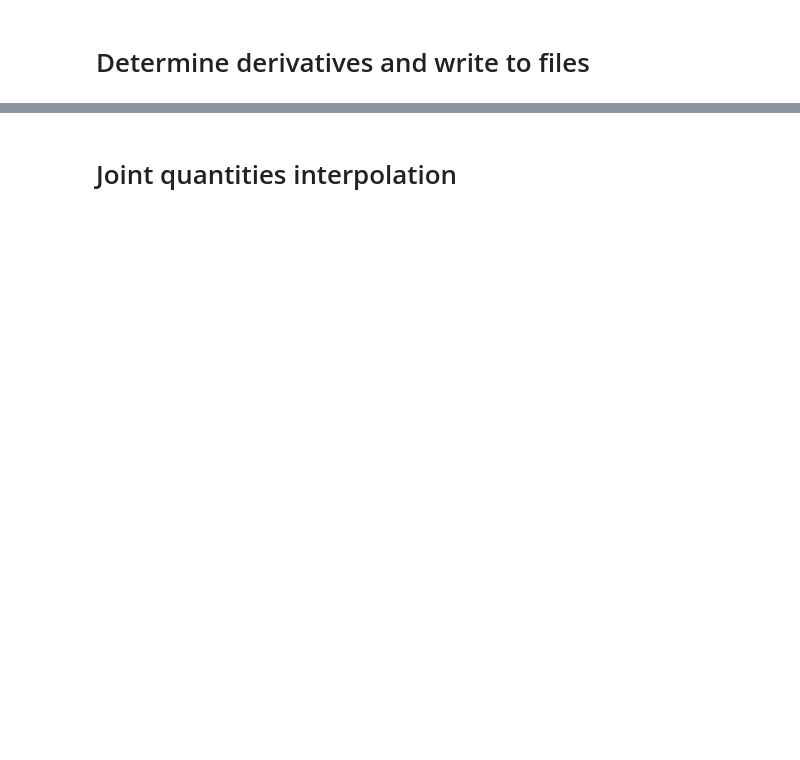
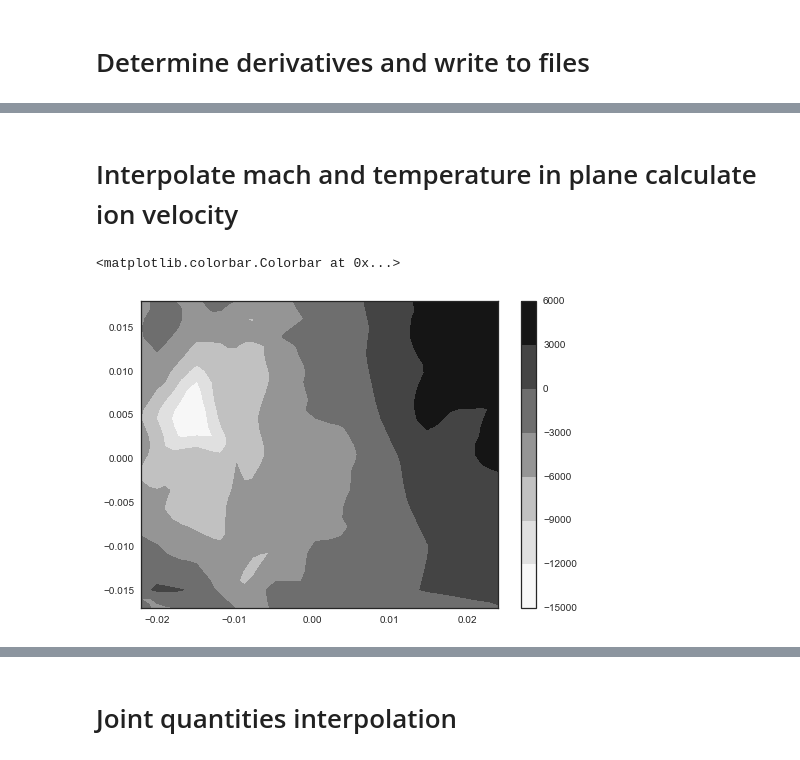
Before and after one commit to jensv/relative_canonical_helicity, a Jupyter notebook: write_delaunay_mesh_to_vtk.ipynb, the cells around one changed output, grey strips where cells are left out. Drawn from its saved outputs; the diff is of its cells as text; code cells hidden in the pictures; blank space fills up the shorter version.

```diff
--- a/write_delaunay_mesh_to_vtk.ipynb
+++ b/write_delaunay_mesh_to_vtk.ipynb
@@ -107,9 +145,13 @@ def prepare_for_unstructured_vtk(measurements, quantity_name):
 def give_delaunay_and_interpolator(measurements):
     r"""
     """
-    points = np.dstack((measurements['x_out'],
-                        measurements['y_out'],
-                        measurements['z_out']))[0]
+    if np.unique(measurements['z_out']).size < 2:
+        points = np.dstack((measurements['x_out'],
+                            measurements['y_out']))[0]
+    else:
+        points = np.dstack((measurements['x_out'],
+                            measurements['y_out'],
+                            measurements['z_out']))[0]
     triangulation = Delaunay(points)
     interpolators = []
     for time_point in xrange(measurements['delays'].size):
@@ -398,7 +459,7 @@ bz_all_planes = save_idl_quantity_to_unstructured_grids('bz', 'B_z', '2016-07-26
                                                         y_min=-0.022, y_max=0.032,
                                                         z_min=0.249, z_max=0.416)
 # %%
-te_all_planes = save_idl_quantity_to_unstructured_grids('te', 'T_e', '2016-07-26',
+te_all_planes = save_idl_quantity_to_unstructured_grids('te', 'T_e', now,
                                                         x_min=-0.026, x_max=0.028,
                                                         y_min=-0.03, y_max=0.028,
                                                         z_min=0.249, z_max=0.416,
@@ -417,3 +574,5 @@ by_triangulation, by_interpolators = give_delaunay_and_interpolator(by_all_plane
 bz_triangulation, bz_interpolators = give_delaunay_and_interpolator(bz_all_planes)
 te_triangulation, te_interpolators = give_delaunay_and_interpolator(te_all_planes)
 n_triangulation, n_interpolators = give_delaunay_and_interpolator(n_all_planes)
+mach_y_triangulation, mach_y_interpolators = give_delaunay_and_interpolator(mach_y_all_planes)
+mach_z_triangulation, mach_z_interpolators = give_delaunay_and_interpolator(mach_z_all_planes)
@@ -497,0 +579,34 @@ KeyboardInterrupt:
+# %% [markdown]
+# Interpolate mach and temperature in plane calculate ion velocity
+# %%
+(x_min, x_max,
+ y_min, y_max,
+ z_min, z_max) = joint_mach_bdot_tp_extent()
+
+spatial_increment = 0.001
+mesh = np.meshgrid(np.linspace(x_min, x_max, np.ceil((x_max-x_min)/spatial_increment)),
+                   np.linspace(y_min, y_max, np.ceil((y_max-y_min)/spatial_increment)),
+                   np.linspace(z_min, z_max, np.ceil((z_max-z_min)/spatial_increment)))
+
+mach_y_interpolator = mach_y_interpolators[70]
+mach_z_interpolator = mach_z_interpolators[70]
+te_interpolator = te_interpolators[0]
+
+mach_y = scalar_on_mesh(mach_y_interpolator, mesh[:2])
+mach_z = scalar_on_mesh(mach_z_interpolator, mesh)
+te = scalar_on_mesh(te_interpolator, mesh)
+
+u_i_y = np.sqrt(te*q_e/m_i)*mach_y
+u_i_z = np.sqrt(te*q_e/m_i)*mach_z
+
+u_i_y = np.reshape(u_i_y, mesh[0].shape)
+u_i_z = np.reshape(u_i_z, mesh[0].shape)
+
+u_i_y = u_i_y[3:, :]
+u_i_z = u_i_z[3:, :]
+# %%
+plt.contourf(mesh[0][3:,:,0], mesh[1][3:,:,0], u_i_y[:,:,0])
+plt.colorbar()
+# %% [output]
+<matplotlib.colorbar.Colorbar at 0x...>
+[figure, added]
```
Also changed, not shown: parts of 32 cells of this notebook.
